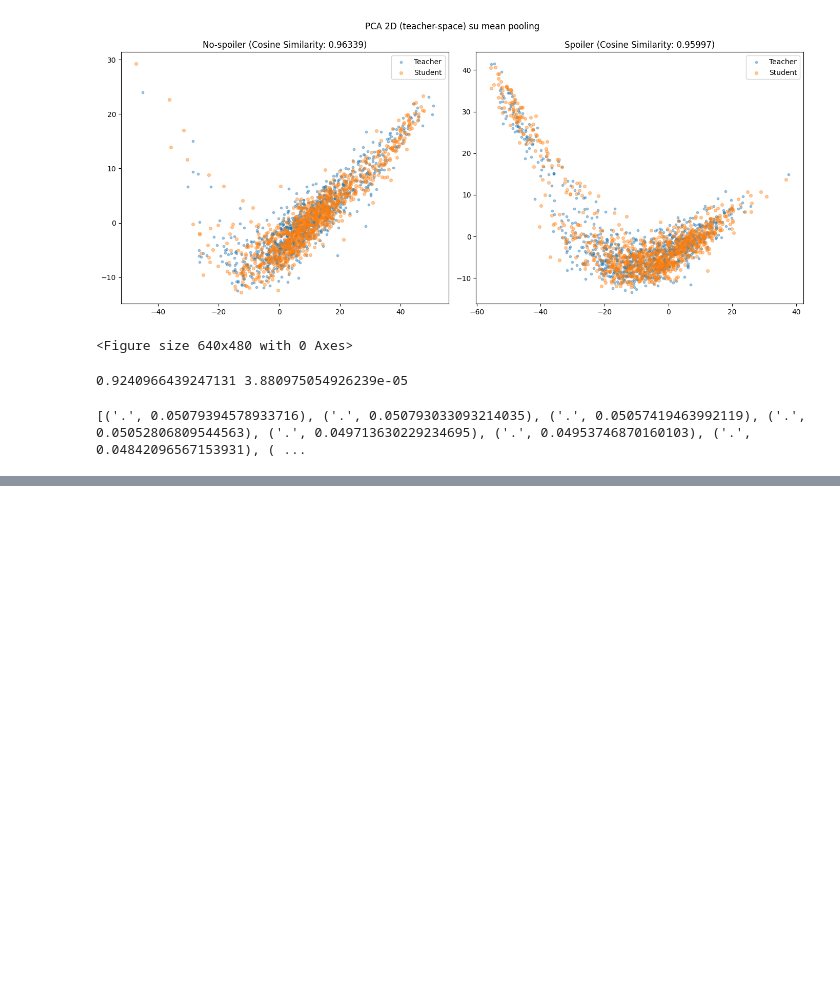
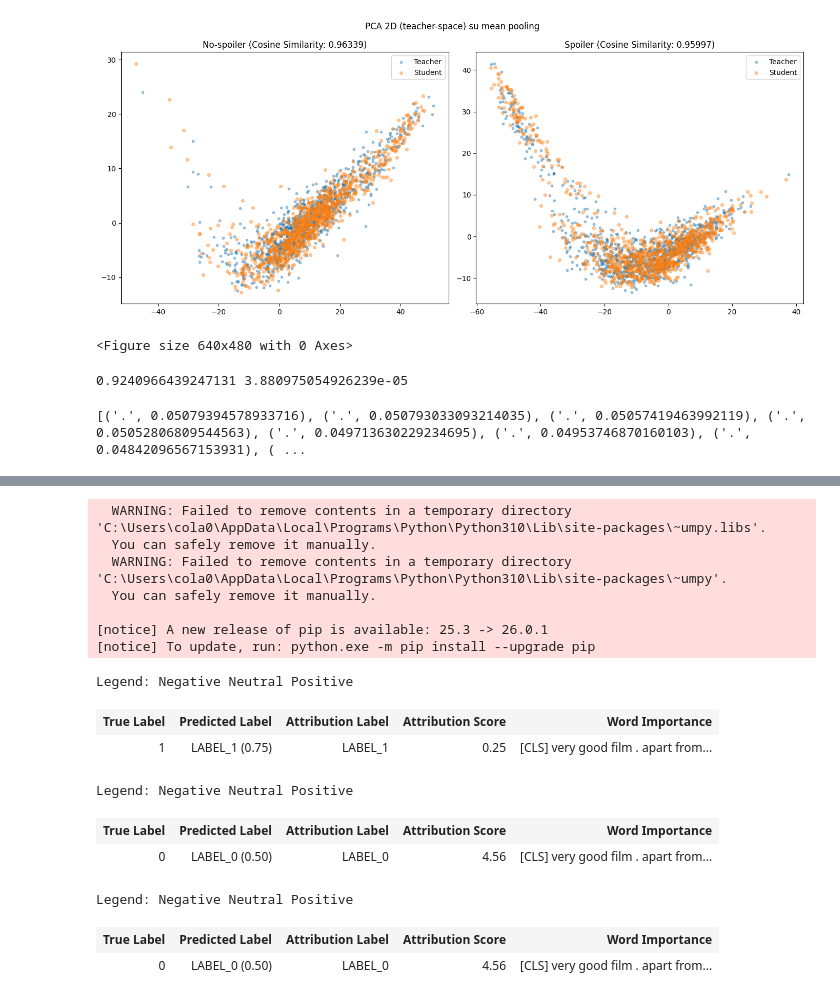
Before and after one commit to MarcoColan01/nlp.project-Colangelo-2526, a Jupyter notebook: notebooks/6_emb_attn_exploration.ipynb, the cells around one changed output, grey strips where cells are left out. Drawn from its saved outputs; the diff is of its cells as text; code cells hidden in the pictures; blank space fills up the shorter version.

```diff
--- a/notebooks/6_emb_attn_exploration.ipynb
+++ b/notebooks/6_emb_attn_exploration.ipynb
@@ -359,0 +359,17 @@ Error:
+# %%
+%pip install transformers_interpret
+from transformers_interpret import SequenceClassificationExplainer
+
+# Usa il tuo tokenizer e i modelli già caricati nel notebook
+teacher_explainer = SequenceClassificationExplainer(teacher, tokenizer)
+student_explainer = SequenceClassificationExplainer(student_core, tokenizer)
+
+
+# Calcola le attribuzioni
+teacher_attributions = teacher_explainer(text)
+student_attributions = student_explainer(text)
+
+# La libreria ha un metodo integrato per visualizzare l'output in HTML nel notebook
+teacher_explainer.visualize("teacher_saliency.html")
+student_explainer.visualize("student_saliency.html")
+# %% [output]
@@ -359,0 +393,16 @@ Error:
+  WARNING: Failed to remove contents in a temporary directory 'C:\Users\cola0\AppData\Local\Programs\Python\Python310\Lib\site-packages\~umpy.libs'.
+  You can safely remove it manually.
+  WARNING: Failed to remove contents in a temporary directory 'C:\Users\cola0\AppData\Local\Programs\Python\Python310\Lib\site-packages\~umpy'.
+  You can safely remove it manually.
+
+[notice] A new release of pip is available: 25.3 -> 26.0.1
+[notice] To update, run: python.exe -m pip install --upgrade pip
+Legend: Negative Neutral Positive
+| True Label | Predicted Label | Attribution Label | Attribution Score | Word Importance |
+| 1 | LABEL_1 (0.75) | LABEL_1 | 0.25 | [CLS] very good film . apart from... |
+Legend: Negative Neutral Positive
+| True Label | Predicted Label | Attribution Label | Attribution Score | Word Importance |
+| 0 | LABEL_0 (0.50) | LABEL_0 | 4.56 | [CLS] very good film . apart from... |
+Legend: Negative Neutral Positive
+| True Label | Predicted Label | Attribution Label | Attribution Score | Word Importance |
+| 0 | LABEL_0 (0.50) | LABEL_0 | 4.56 | [CLS] very good film . apart from... |
```
Also changed, not shown: parts of 5 cells of this notebook, 4 other files.
